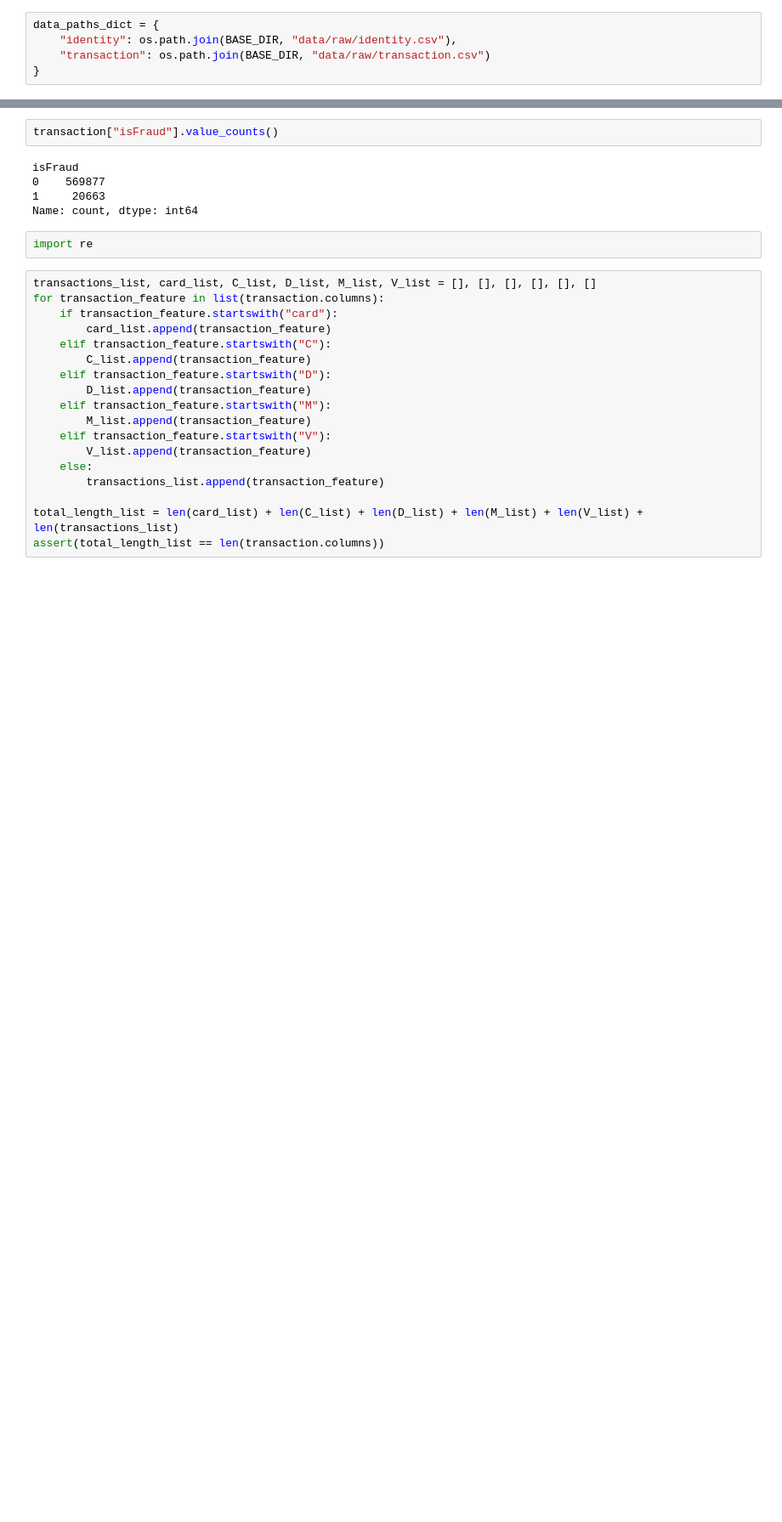
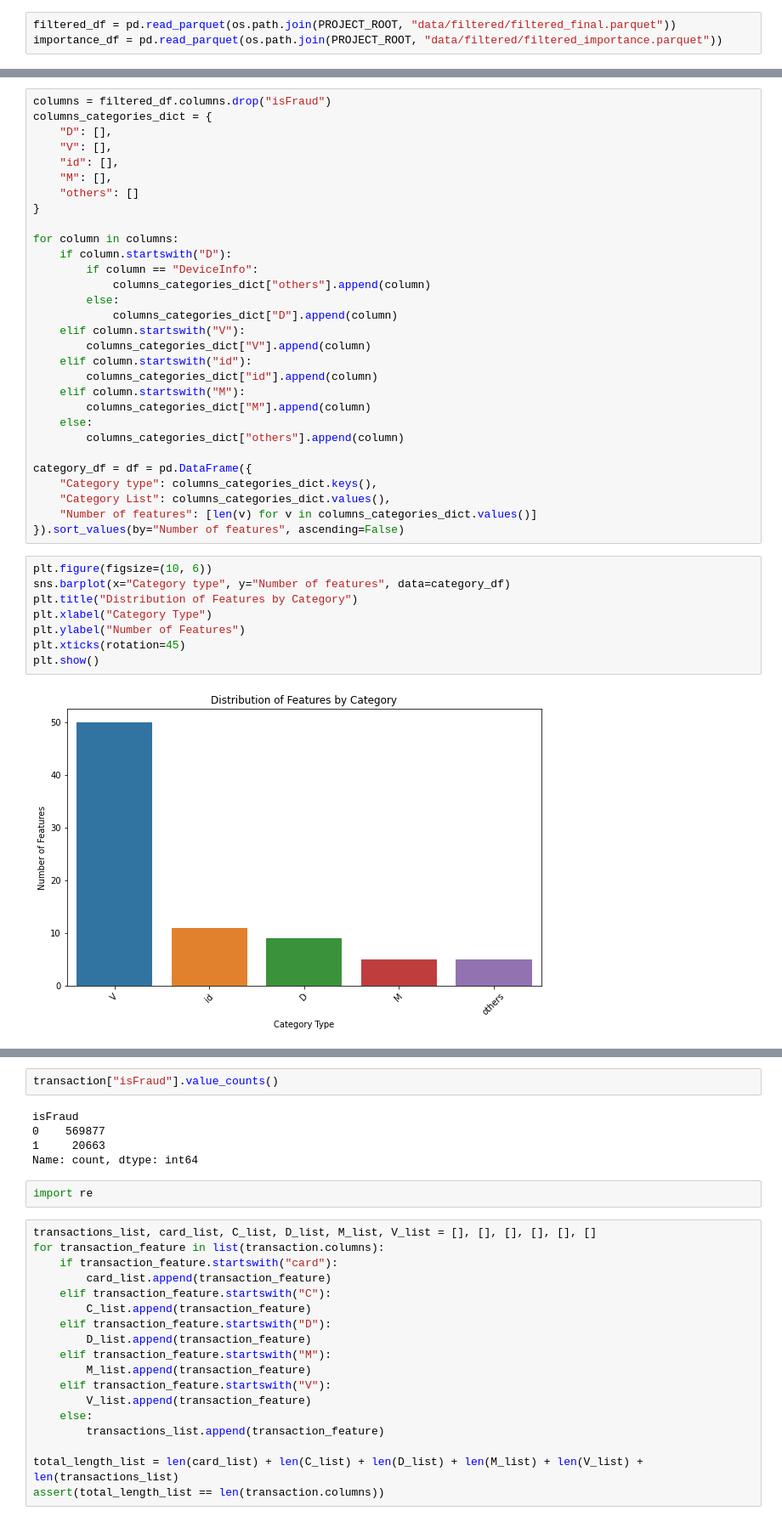
Before and after one commit to hungryfire267/rag-fraud-detection-api, a Jupyter notebook: notebooks/visualisations.ipynb, the cells around one changed output, grey strips where cells are left out. Shown at 85% size. Saved outputs shown, nothing was run; the diff lists cells and outputs as text; blank space fills up the shorter version.

Commit message:
Improved the visualisations

```diff
--- a/notebooks/visualisations.ipynb
+++ b/notebooks/visualisations.ipynb
@@ -5,5 +12,3 @@ import sys
 # %%
-data_paths_dict = {
-    "identity": os.path.join(BASE_DIR, "data/raw/identity.csv"),
-    "transaction": os.path.join(BASE_DIR, "data/raw/transaction.csv")
-}
+filtered_df = pd.read_parquet(os.path.join(PROJECT_ROOT, "data/filtered/filtered_final.parquet"))
+importance_df = pd.read_parquet(os.path.join(PROJECT_ROOT, "data/filtered/filtered_importance.parquet"))
@@ -9,0 +41,40 @@ data_paths_dict = {
+# %%
+columns = filtered_df.columns.drop("isFraud")
+columns_categories_dict = {
+    "D": [],
+    "V": [],
+    "id": [],
+    "M": [],
+    "others": []
+}
+
+for column in columns:
+    if column.startswith("D"):
+        if column == "DeviceInfo":
+            columns_categories_dict["others"].append(column)
+        else:
+            columns_categories_dict["D"].append(column)
+    elif column.startswith("V"):
+        columns_categories_dict["V"].append(column)
+    elif column.startswith("id"):
+        columns_categories_dict["id"].append(column)
+    elif column.startswith("M"):
+        columns_categories_dict["M"].append(column)
+    else:
+        columns_categories_dict["others"].append(column)
+
+category_df = df = pd.DataFrame({
+    "Category type": columns_categories_dict.keys(),
+    "Category List": columns_categories_dict.values(),
+    "Number of features": [len(v) for v in columns_categories_dict.values()]
+}).sort_values(by="Number of features", ascending=False)
+# %%
+plt.figure(figsize=(10, 6))
+sns.barplot(x="Category type", y="Number of features", data=category_df)
+plt.title("Distribution of Features by Category")
+plt.xlabel("Category Type")
+plt.ylabel("Number of Features")
+plt.xticks(rotation=45)
+plt.show()
+# %% [output]
+[figure, added]
```
Also changed, not shown: parts of 31 cells of this notebook, 1 other file.
